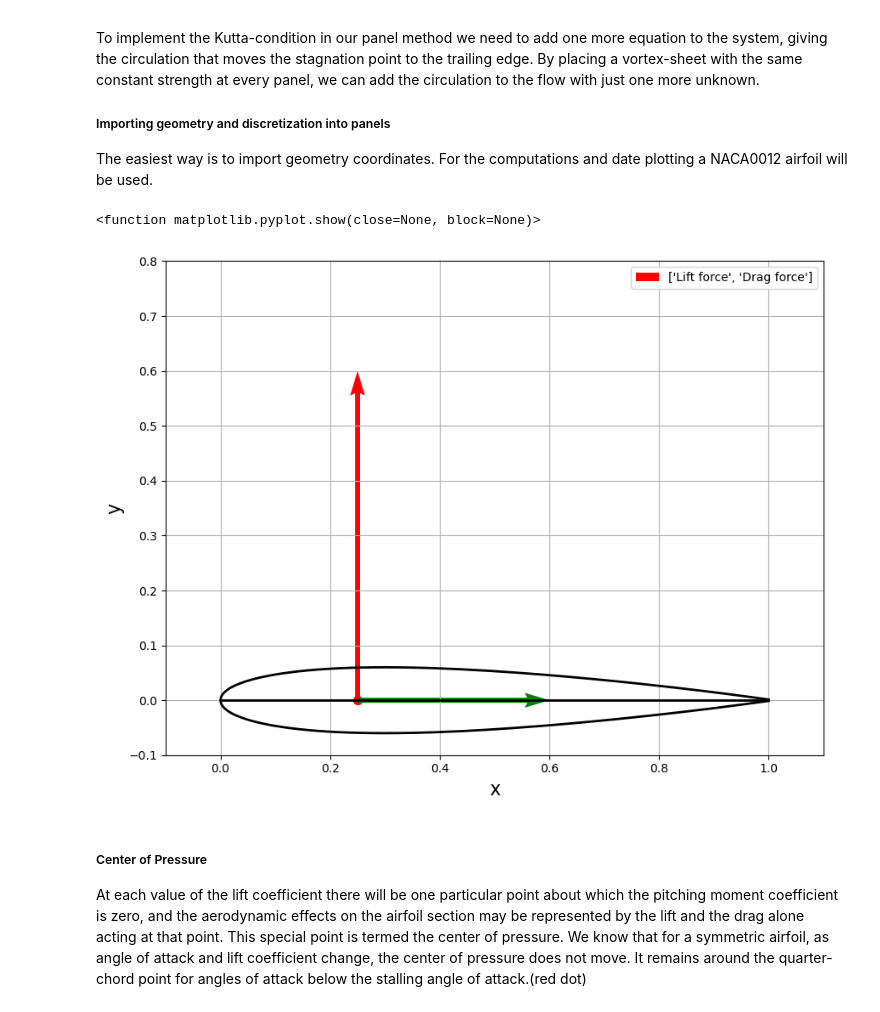
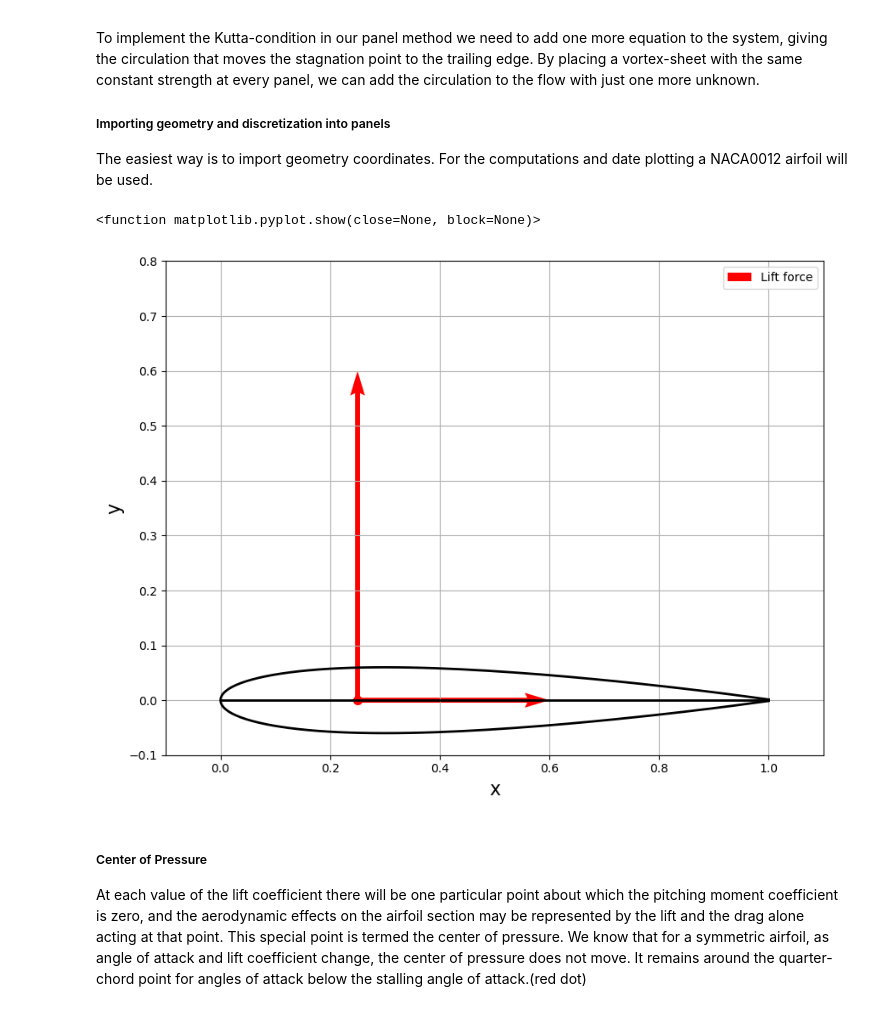
Before and after one commit to pentadont/Project_Math, a Jupyter notebook: Math_project/MathProject.ipynb, the cells around one changed output. Saved outputs shown, nothing was run; the diff lists cells and outputs as text; code cells hidden in the pictures.

```diff
--- a/Math_project/MathProject.ipynb
+++ b/Math_project/MathProject.ipynb
@@ -238,37 +238,36 @@ The easiest way is to import geometry coordinates. For the computations and date
 
 L = 0.8
 
-colors = ["red", "green"]
-labels = ["Lift force", "Drag force"]
 # Define the x and y coordinates of the NACA0012 airfoil
 x, y = np.loadtxt('NACA0012.txt', delimiter='\t', unpack=True)
 xc, yc = np.loadtxt('chord.txt', delimiter='\t', unpack=True)
 chord_cordinates = [0.25, 0]
 
 # plot geometry
 width = 10
 plt.figure(figsize=(width, width))
 plt.grid()
 plt.xlabel('x', fontsize=16)
 plt.ylabel('y', fontsize=16)
 plt.plot(x, y, color='k', linestyle='-', linewidth=2)
 plt.plot(xc, yc, color='black', linestyle='-', linewidth=2)
 plt.scatter(chord_cordinates[0], chord_cordinates[1], color='red', marker='o', s=50)
 plt.axis('scaled')
 plt.xlim(-0.1, 1.1)
 plt.ylim(-0.1, L)
 
 #Define lift vector
 vectors = [[chord_cordinates[0], chord_cordinates[1], chord_cordinates[0], (L-0.2)], [chord_cordinates[0], chord_cordinates[1], (L-0.2), 0]]
 vectors = np.array(vectors)
 U = vectors[:, 2] - vectors[:, 0]
 V = vectors[:, 3] - vectors[:, 1]
-plt.quiver(vectors[:, 0], vectors[:, 1], U, V, angles='xy', scale_units='xy', scale=1, color = colors, label= labels)
+plt.quiver(vectors[:, 0], vectors[:, 1], U, V, angles='xy', scale_units='xy', scale=1, color = "red", label= "Lift force")
+#plt.quiver(vectors[:, 0], vectors[:, 1], U, V, angles='xy', scale_units='xy', scale=1, color = colors, label= labels)
 plt.legend()
 plt.show
 # %% [output]
 <function matplotlib.pyplot.show(close=None, block=None)>
-[figure, old version]
+[figure, new version]
 # %% [markdown]
 ##### Center of Pressure
 At each value of the lift coefficient there will be one particular point about which the pitching moment coefficient is zero, and the aerodynamic effects on the airfoil section may be represented by the lift and the drag alone acting at that point. This special point is termed the center of pressure.
```
Also changed, not shown: parts of 13 cells of this notebook.
